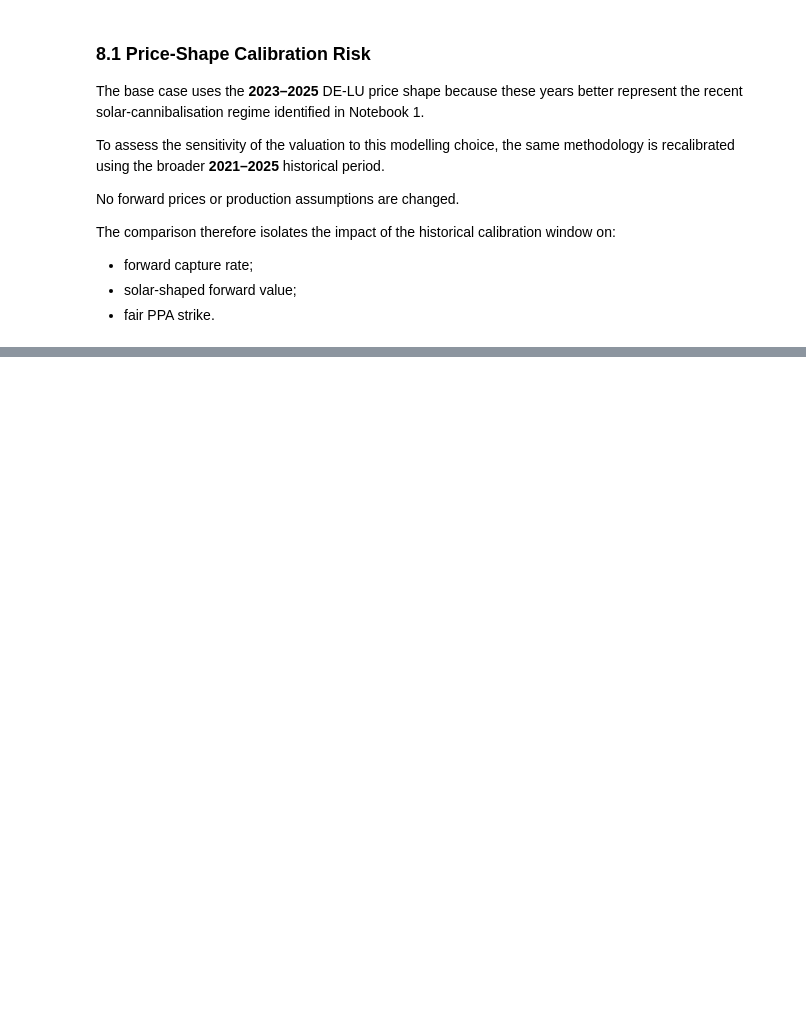
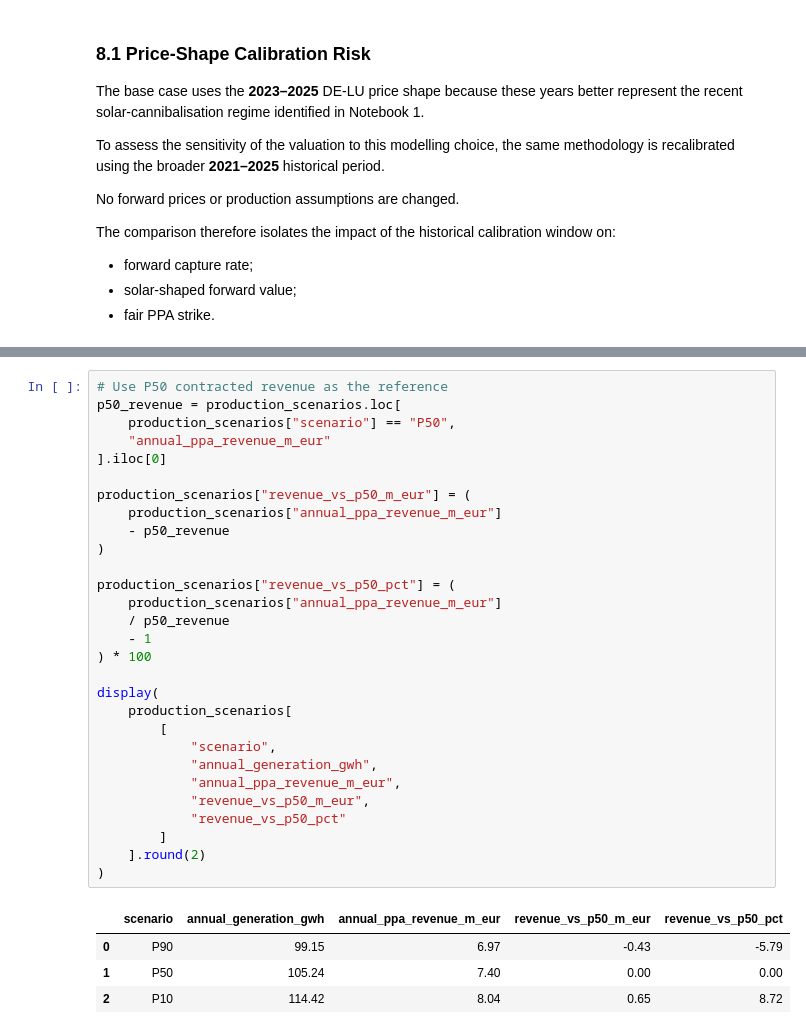
Before and after one commit to AkingCode007/solar-ppa-pricing-hedging, a Jupyter notebook: notebooks/02_ppa_valuation_and_risk.ipynb, the cells around one changed output, grey strips where cells are left out. Drawn from its saved outputs; the diff is of its cells as text; blank space fills up the shorter version.

```diff
--- a/notebooks/02_ppa_valuation_and_risk.ipynb
+++ b/notebooks/02_ppa_valuation_and_risk.ipynb
@@ -1310,0 +1728,34 @@ The comparison therefore isolates the impact of the historical calibration windo
+# %%
+# Use P50 contracted revenue as the reference
+p50_revenue = production_scenarios.loc[
+    production_scenarios["scenario"] == "P50",
+    "annual_ppa_revenue_m_eur"
+].iloc[0]
+
+production_scenarios["revenue_vs_p50_m_eur"] = (
+    production_scenarios["annual_ppa_revenue_m_eur"]
+    - p50_revenue
+)
+
+production_scenarios["revenue_vs_p50_pct"] = (
+    production_scenarios["annual_ppa_revenue_m_eur"]
+    / p50_revenue
+    - 1
+) * 100
+
+display(
+    production_scenarios[
+        [
+            "scenario",
+            "annual_generation_gwh",
+            "annual_ppa_revenue_m_eur",
+            "revenue_vs_p50_m_eur",
+            "revenue_vs_p50_pct"
+        ]
+    ].round(2)
+)
+# %% [output]
+|  | scenario | annual_generation_gwh | annual_ppa_revenue_m_eur | revenue_vs_p50_m_eur | revenue_vs_p50_pct |
+| 0 | P90 | 99.15 | 6.97 | -0.43 | -5.79 |
+| 1 | P50 | 105.24 | 7.40 | 0.00 | 0.00 |
+| 2 | P10 | 114.42 | 8.04 | 0.65 | 8.72 |
```
Also changed, not shown: parts of 17 cells of this notebook.
